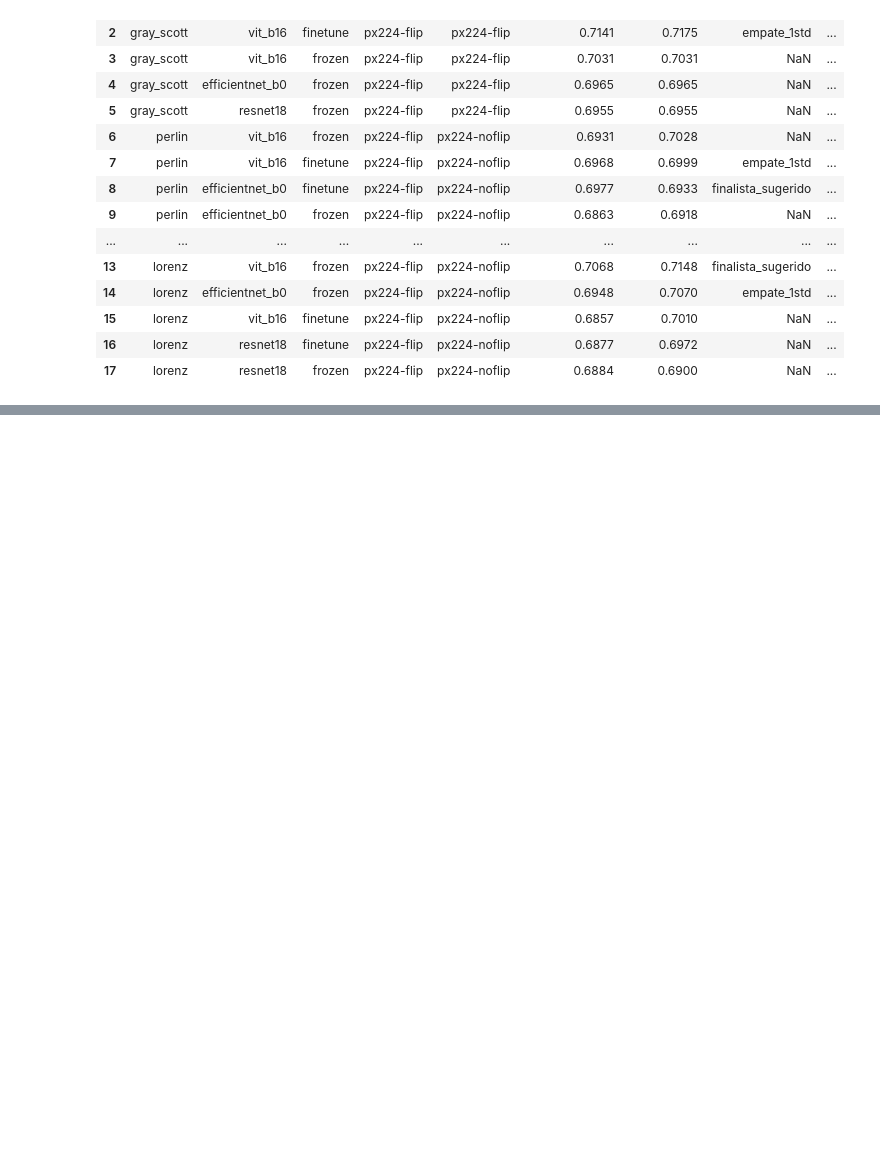
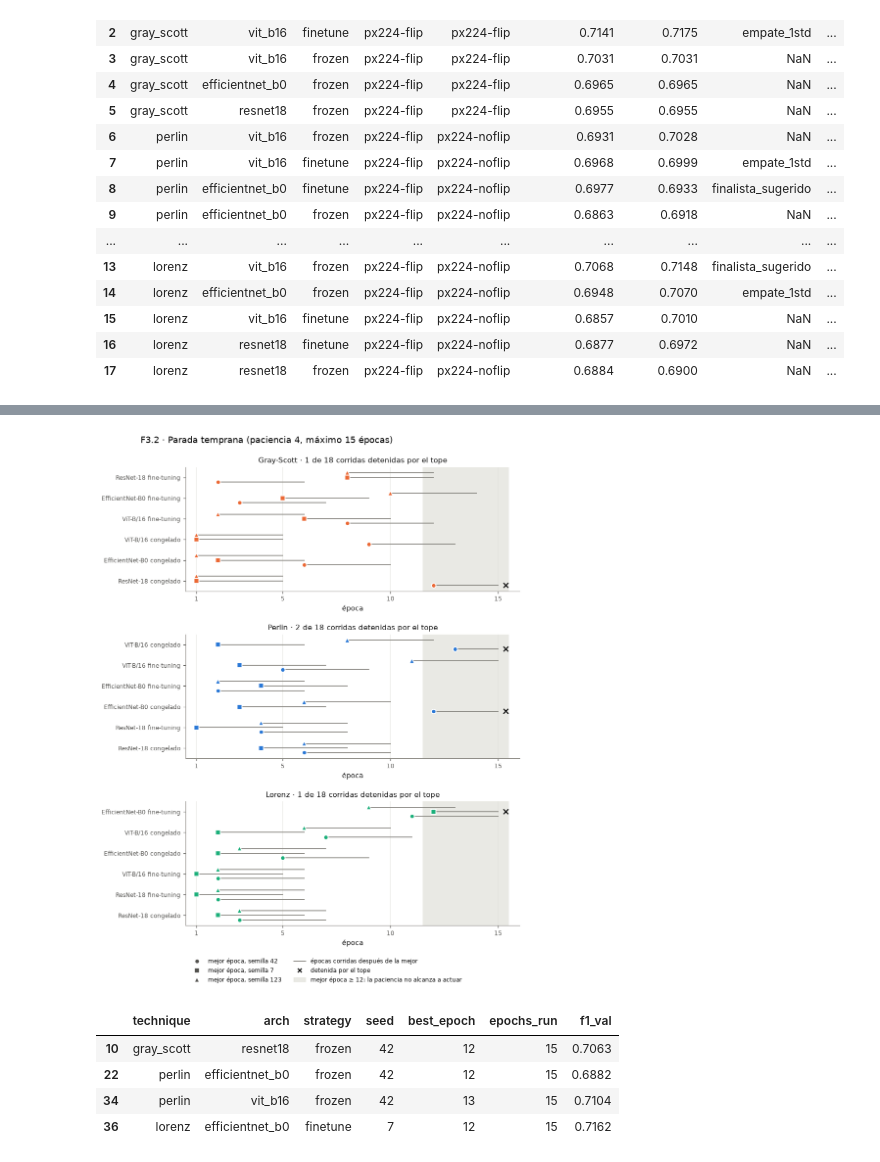
Before and after one commit to DpalaciosR20/ttdicevc, a Jupyter notebook: notebooks/F3.2_primera_pasada.ipynb, the cells around one changed output, grey strips where cells are left out. Drawn from its saved outputs; the diff is of its cells as text; code cells hidden in the pictures; blank space fills up the shorter version.

```diff
--- a/notebooks/F3.2_primera_pasada.ipynb
+++ b/notebooks/F3.2_primera_pasada.ipynb
@@ -221,0 +226,53 @@ both[['technique', 'arch', 'strategy', 'variant_v0', 'variant', 'f1_val_mean_v0'
+# %%
+matriz = json.loads((REPO / 'configs' / 'matriz_experimentos.json').read_text(encoding='utf-8'))
+MAX_EP = matriz['configuracion_comun']['max_epochs']
+PATIENCE = matriz['configuracion_comun']['early_stopping']['patience']
+SEEDS = [42, 7, 123]
+SEED_OFFSET = {42: -0.22, 7: 0.0, 123: 0.22}
+SEED_MARKER = {42: 'o', 7: 's', 123: '^'}
+
+summary['por_tope'] = (summary.epochs_run == MAX_EP) & (summary.best_epoch > MAX_EP - PATIENCE)
+
+fig, axes = plt.subplots(3, 1, figsize=(8, 10.5), sharex=True)
+for ax, tech in zip(axes, TECHS):
+    color = style.TECH_COLOR[tech]
+    cfg = by_cfg[by_cfg.technique == tech].sort_values('f1_val_mean').reset_index(drop=True)
+    ax.axvspan(MAX_EP - PATIENCE + 0.5, MAX_EP + 0.5, color=style.GRID, alpha=0.7, lw=0,
+               label=f'mejor época ≥ {MAX_EP - PATIENCE + 1}: la paciencia no alcanza a actuar')
+    for y, c in cfg.iterrows():
+        for _, r in summary[(summary.technique == tech) & (summary.arch == c.arch)
+                            & (summary.strategy == c.strategy)].iterrows():
+            yy = y + SEED_OFFSET[r.seed]
+            ax.plot([r.best_epoch, r.epochs_run], [yy, yy], color=style.MUTED, lw=1.2, zorder=2)
+            ax.plot(r.best_epoch, yy, SEED_MARKER[r.seed], ms=6, color=color, mec='white', mew=1.2, zorder=3)
+            if r.por_tope:
+                ax.plot(r.epochs_run + 0.35, yy, 'x', ms=6, color=style.INK, mew=1.5, zorder=4)
+    n_tope = int(summary[(summary.technique == tech)].por_tope.sum())
+    ax.set_yticks(range(len(cfg)), [cfg_label(a, s) for a, s in zip(cfg.arch, cfg.strategy)])
+    ax.set_title(f'{style.TECH_LABEL[tech]} · {n_tope} de 18 corridas detenidas por el tope')
+    ax.set_xlim(0.5, MAX_EP + 1)
+    ax.set_xticks([1, 5, 10, MAX_EP])
+    ax.set_xlabel('época')
+    ax.grid(axis='x')
+    ax.set_axisbelow(True)
+handles = [plt.Line2D([], [], marker=SEED_MARKER[s], ls='', color=style.INK_SECONDARY, mec='white', ms=6,
+                      label=f'mejor época, semilla {s}') for s in SEEDS]
+handles += [plt.Line2D([], [], color=style.MUTED, lw=1.2, label='épocas corridas después de la mejor'),
+            plt.Line2D([], [], marker='x', ls='', color=style.INK, mew=1.5, label='detenida por el tope'),
+            plt.Rectangle((0, 0), 1, 1, color=style.GRID, alpha=0.7, label=axes[0].get_legend_handles_labels()[1][0])]
+axes[-1].legend(handles=handles, loc='upper left', bbox_to_anchor=(0, -0.22), ncol=2)
+fig.suptitle(f'F3.2 · Parada temprana (paciencia {PATIENCE}, máximo {MAX_EP} épocas)', x=0.02, y=0.975, ha='left')
+fig.subplots_adjust(hspace=0.35, top=0.92)
+for ax in axes[:-1]:
+    ax.tick_params(labelbottom=True)
+style.save(fig, FIG / 'parada_temprana')
+plt.show()
+
+summary.loc[summary.por_tope, ['technique', 'arch', 'strategy', 'seed', 'best_epoch', 'epochs_run', 'f1_val']]
+# %% [output]
+[figure, added]
+|  | technique | arch | strategy | seed | best_epoch | epochs_run | f1_val |
+| 10 | gray_scott | resnet18 | frozen | 42 | 12 | 15 | 0.7063 |
+| 22 | perlin | efficientnet_b0 | frozen | 42 | 12 | 15 | 0.6882 |
+| 34 | perlin | vit_b16 | frozen | 42 | 13 | 15 | 0.7104 |
+| 36 | lorenz | efficientnet_b0 | finetune | 7 | 12 | 15 | 0.7162 |
```
Also changed, not shown: parts of 8 cells of this notebook, 5 other files.
